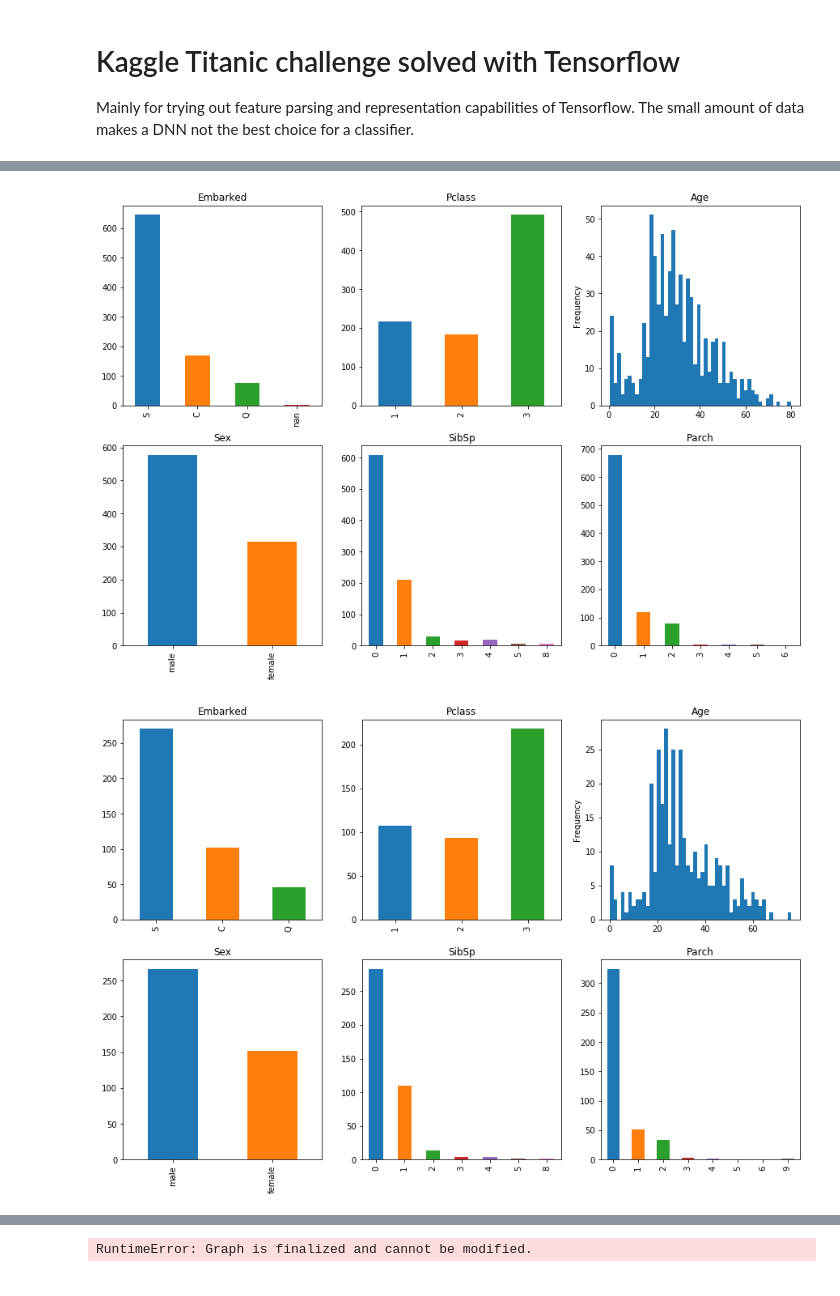
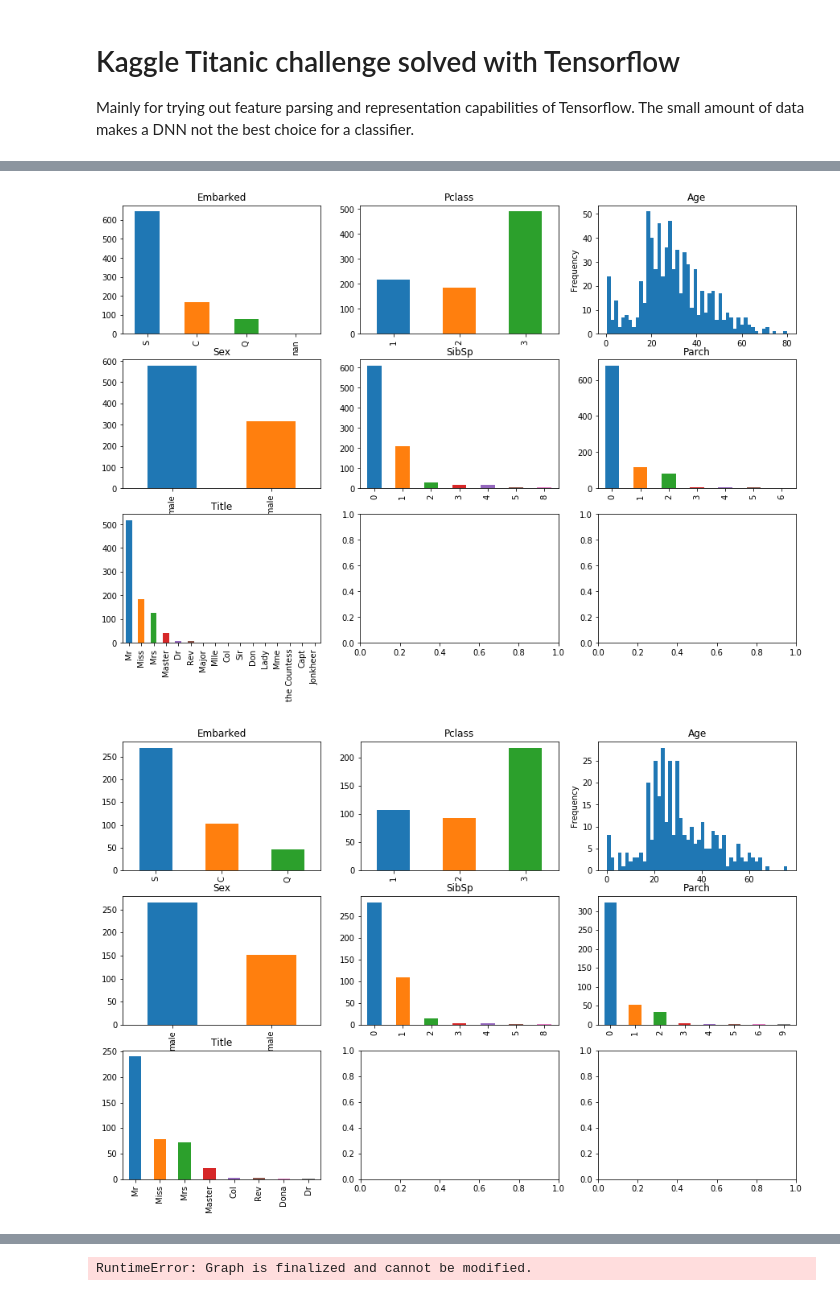
Before and after one commit to panmari/kaggle-titanic-tf, a Jupyter notebook: Kaggle titanic challenge.ipynb, the cells around one changed output, grey strips where cells are left out. Saved outputs shown, nothing was run; the diff lists cells and outputs as text; code cells hidden in the pictures.

Commit message:
Further refining title feature & adding wide-and-deep classifier.

```diff
--- a/Kaggle titanic challenge.ipynb
+++ b/Kaggle titanic challenge.ipynb
@@ -8,8 +8,16 @@ import numpy as np
 import matplotlib.pyplot as plt
 %matplotlib inline
 
+def extract_title(name):
+    title = name.split(",")[1].split(".")[0].strip()
+    if title == 'Ms':
+        return 'Miss'
+    return title
+
 df = pd.read_csv('train.csv', dtype={'Embarked': 'category', 'Sex': 'category'})
+df['Title'] = df.apply (lambda row: extract_title(row['Name']),axis=1)
 df_test = pd.read_csv('test.csv', dtype={'Embarked': 'category', 'Sex': 'category'})
+df_test['Title'] = df_test.apply (lambda row: extract_title(row['Name']),axis=1)
 df
 # %% [output]
 |  | PassengerId | Survived | Pclass | Name | Sex | Age | SibSp | Parch | Ticket | Fare | ... |
@@ -33,22 +41,23 @@ df
 # %%
 # Some histograms to get an idea of values present and their distribution
 def make_plots(df):
-    fig, axs = plt.subplots(nrows=2, ncols=3, squeeze=False, figsize=(15, 10))
+    fig, axs = plt.subplots(nrows=3, ncols=3, squeeze=False, figsize=(15, 10))
     df['Embarked'].value_counts(dropna=False).plot(kind='bar', ax=axs[0, 0], title='Embarked'),
     df['Pclass'].value_counts(dropna=False, sort=False).plot(kind='bar', ax=axs[0, 1], title='Pclass')
     df['Sex'].value_counts(dropna=False).plot(kind='bar', ax=axs[1, 0], title='Sex')
     df['SibSp'].value_counts(dropna=False, sort=False).plot(kind='bar', ax=axs[1, 1], title='SibSp')
     df['Parch'].value_counts(dropna=False, sort=False).plot(kind='bar', ax=axs[1, 2], title='Parch')
     df['Age'].plot.hist(ax=axs[0, 2], title='Age', bins=50) # Does not show NaN
+    df['Title'].value_counts(dropna=False).plot(kind='bar', ax=axs[2, 0], title='Title'),
     plt.show()
 make_plots(df)
 # %% [output]
-[figure, old version]
+[figure, new version]
 # %%
 # Show also plots for test set to see if there are any big differences.
 make_plots(df_test)
 # %% [output]
-[figure, old version]
+[figure, new version]
 # %%
 import tensorflow as tf
 
```
Also changed, not shown: parts of 6 cells of this notebook.
